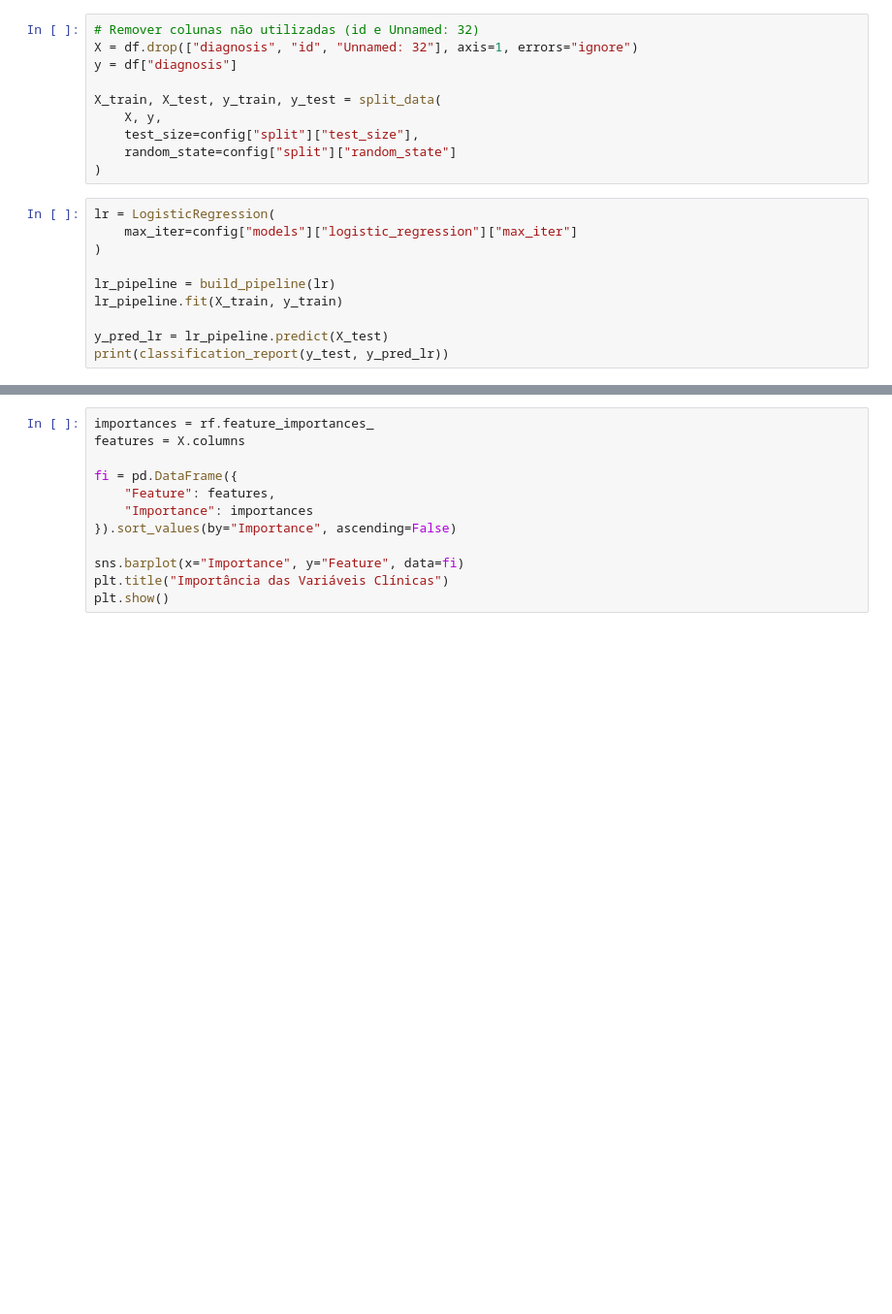
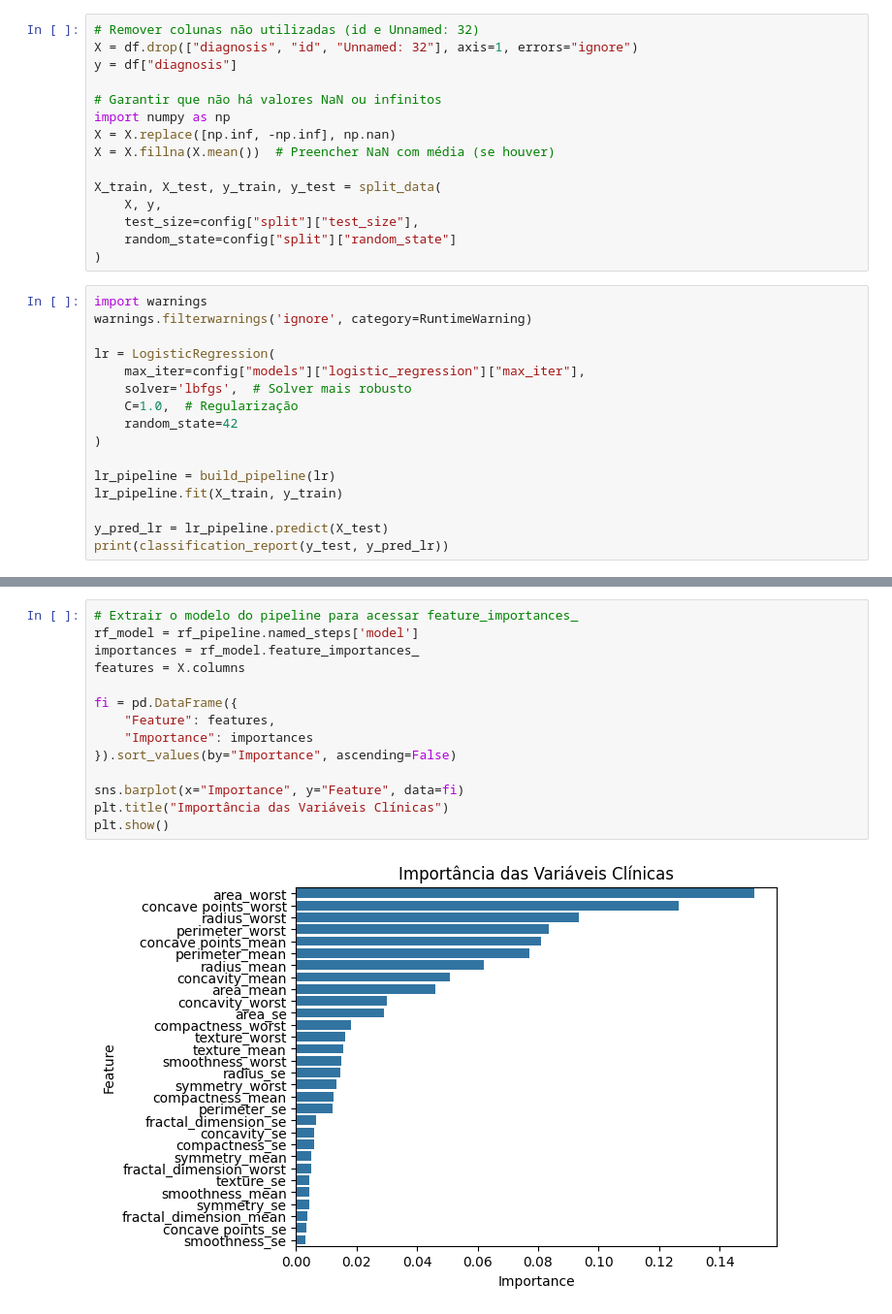
Before and after one commit to vinicius707/tech-challenge-8IADT, a Jupyter notebook: notebooks/02_tabular_modelagem.ipynb, the cells around one changed output, grey strips where cells are left out. Shown at 97% size. Saved outputs shown, nothing was run; the diff lists cells and outputs as text; blank space fills up the shorter version.

```diff
--- a/notebooks/02_tabular_modelagem.ipynb
+++ b/notebooks/02_tabular_modelagem.ipynb
@@ -22,6 +27,11 @@ df = pd.read_csv(f"../{config['data']['tabular_path']}")
 # Remover colunas não utilizadas (id e Unnamed: 32)
 X = df.drop(["diagnosis", "id", "Unnamed: 32"], axis=1, errors="ignore")
 y = df["diagnosis"]
+
+# Garantir que não há valores NaN ou infinitos
+import numpy as np
+X = X.replace([np.inf, -np.inf], np.nan)
+X = X.fillna(X.mean())  # Preencher NaN com média (se houver)
 
 X_train, X_test, y_train, y_test = split_data(
     X, y,
@@ -29,8 +39,14 @@ X_train, X_test, y_train, y_test = split_data(
     random_state=config["split"]["random_state"]
 )
 # %%
+import warnings
+warnings.filterwarnings('ignore', category=RuntimeWarning)
+
 lr = LogisticRegression(
-    max_iter=config["models"]["logistic_regression"]["max_iter"]
+    max_iter=config["models"]["logistic_regression"]["max_iter"],
+    solver='lbfgs',  # Solver mais robusto
+    C=1.0,  # Regularização
+    random_state=42
 )
 
 lr_pipeline = build_pipeline(lr)
@@ -57,15 +93,19 @@ plt.show()
 # %%
-importances = rf.feature_importances_
+# Extrair o modelo do pipeline para acessar feature_importances_
+rf_model = rf_pipeline.named_steps['model']
+importances = rf_model.feature_importances_
 features = X.columns
 
 fi = pd.DataFrame({
     "Feature": features,
     "Importance": importances
 }).sort_values(by="Importance", ascending=False)
 
 sns.barplot(x="Importance", y="Feature", data=fi)
 plt.title("Importância das Variáveis Clínicas")
 plt.show()
+# %% [output]
+[figure, added]
 # %%
 # Criar diretório de modelos, se não existir
 os.makedirs("../models", exist_ok=True)
```
Also changed, not shown: parts of 6 cells of this notebook, 3 other files.
